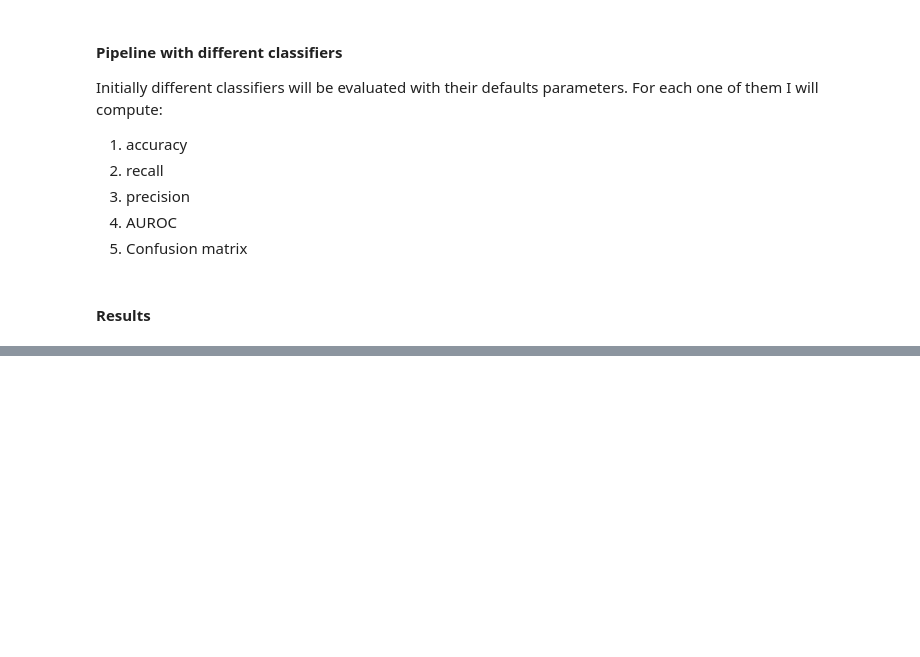
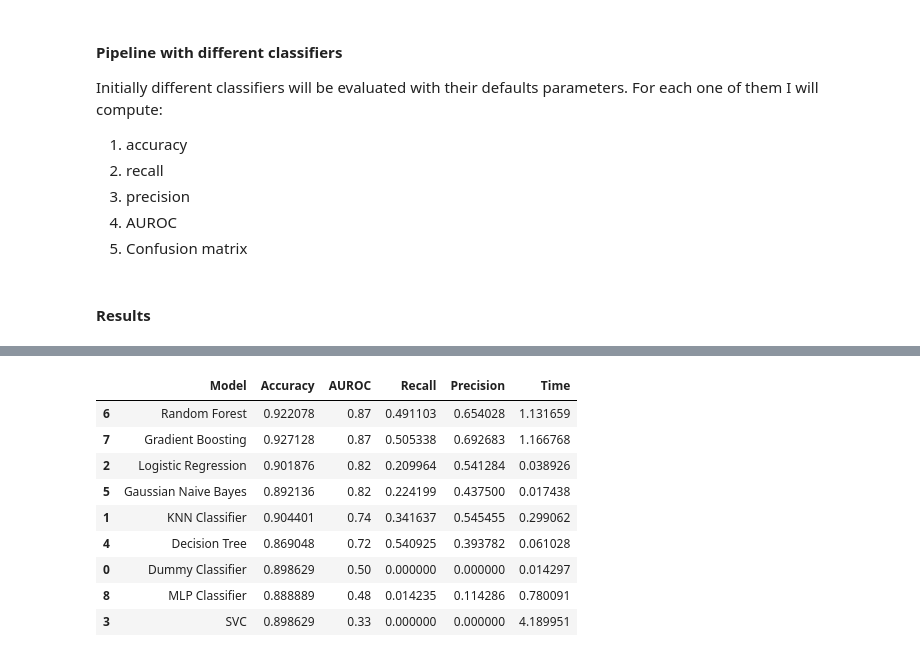
Before and after one commit to valkanoise/Applied-Data-Science-with-Python-Specialization, a Jupyter notebook: Course 3 - Applied Machine Learning in Python/Module 4 Supervised learning part II/Project.ipynb, the cells around one changed output, grey strips where cells are left out. Cells and saved outputs as stored; diff of their text form; code cells hidden in the pictures; blank space fills up the shorter version.

```diff
--- a/Course 3 - Applied Machine Learning in Python/Module 4 Supervised learning part II/Project.ipynb
+++ b/Course 3 - Applied Machine Learning in Python/Module 4 Supervised learning part II/Project.ipynb
@@ -441,9 +495,0 @@ print(f'Number of classes after undersampling: {counter_post}')
-# %%
-# Split dataset into Training and Testing sets, containing 70% and 30% of the instances respectively:
-X_train, X_test, y_train, y_test = train_test_split(X, y, test_size=0.3, random_state=0)
-
-# Creates MinMaxScaler object, fits it and transforms X_train and X_test considering the fitting done in X_train
-scaler = MinMaxScaler()
-scaler.fit(X_train)
-X_train_scaled = scaler.transform(X_train)
-X_test_scaled = scaler.transform(X_test)
@@ -504,0 +520,19 @@ result_df_undersampling_onesided = pd.DataFrame({"Model": model_list, "Accuracy"
+# %%
+# Undersample and plot imbalanced dataset with One-Sided Selection
+from collections import Counter
+from sklearn.datasets import make_classification
+from imblearn.under_sampling import OneSidedSelection
+
+# summarize class distribution
+counter_pre = Counter(y_train)
+print(f'Number of classes before undersampling: {counter_pre}')
+
+# define the undersampling method
+undersample = OneSidedSelection(n_neighbors=1, n_seeds_S=200)
+# transform the dataset
+X_train_balanced, y_train_balanced = undersample.fit_resample(X_train, y_train)
+
+# summarize the new class distribution
+counter_post = Counter(y_train_balanced)
+print(f'Number of classes after undersampling: {counter_post}')
+print(f'The new ration for the balanced dataset is = 1:{round(counter_post[0]/counter_post[1])}')
@@ -504,0 +607,15 @@ result_df_undersampling_onesided = pd.DataFrame({"Model": model_list, "Accuracy"
+# %%
+result_df_undersampling_onesided = pd.DataFrame({"Model": model_list, "Accuracy":acc_list,"AUROC":auc_list, "Recall":recall_list, "Precision":precision_list, "Time":time_list})
+result_df_undersampling_onesided = result_df_undersampling_onesided.sort_values('AUROC', ascending=False)
+result_df_undersampling_onesided
+# %% [output]
+|  | Model | Accuracy | AUROC | Recall | Precision | Time |
+| 6 | Random Forest | 0.922078 | 0.87 | 0.491103 | 0.654028 | 1.131659 |
+| 7 | Gradient Boosting | 0.927128 | 0.87 | 0.505338 | 0.692683 | 1.166768 |
+| 2 | Logistic Regression | 0.901876 | 0.82 | 0.209964 | 0.541284 | 0.038926 |
+| 5 | Gaussian Naive Bayes | 0.892136 | 0.82 | 0.224199 | 0.437500 | 0.017438 |
+| 1 | KNN Classifier | 0.904401 | 0.74 | 0.341637 | 0.545455 | 0.299062 |
+| 4 | Decision Tree | 0.869048 | 0.72 | 0.540925 | 0.393782 | 0.061028 |
+| 0 | Dummy Classifier | 0.898629 | 0.50 | 0.000000 | 0.000000 | 0.014297 |
+| 8 | MLP Classifier | 0.888889 | 0.48 | 0.014235 | 0.114286 | 0.780091 |
+| 3 | SVC | 0.898629 | 0.33 | 0.000000 | 0.000000 | 4.189951 |
```
Also changed, not shown: parts of 33 cells of this notebook, 1 other file.
